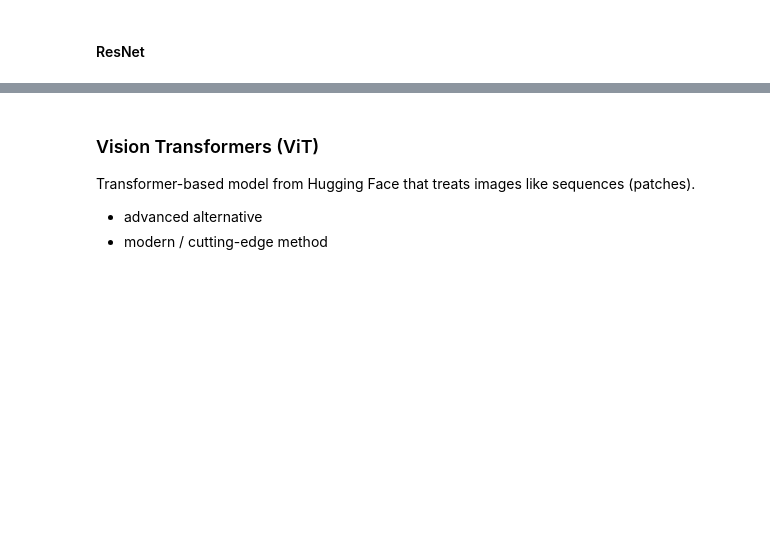
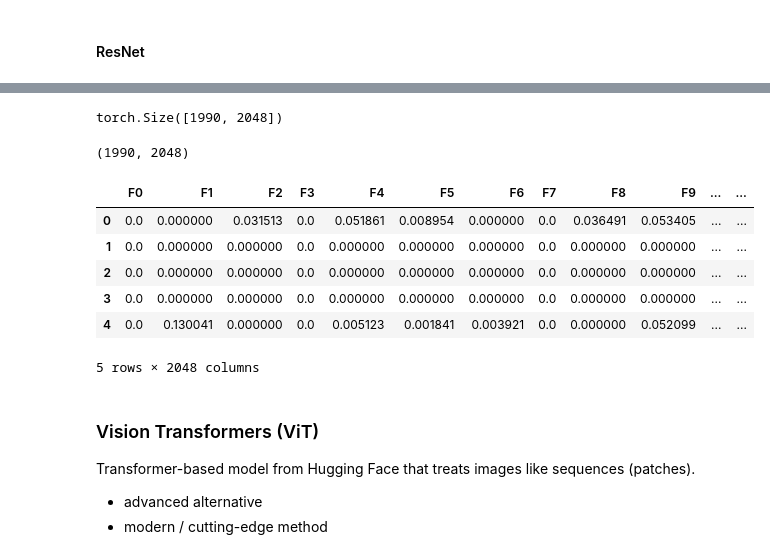
Before and after one commit to dimitris-kr/AgoraPottery, a Jupyter notebook: agora12_feature_extraction.ipynb, the cells around one changed output, grey strips where cells are left out. Cells and saved outputs as stored; diff of their text form; code cells hidden in the pictures; blank space fills up the shorter version.

Commit message:
extracted image ResNet Features

```diff
--- a/agora12_feature_extraction.ipynb
+++ b/agora12_feature_extraction.ipynb
@@ -38,6 +38,8 @@ data
 | 1988 | Agora:Object:Agora XII:2039 | small series. rim flat on top, ro... | Agora_Image_2012.55.1268.jpg | -375 | -325 |
 | 1989 | Agora:Object:Agora XII:2040 | stand and floor fragment. lower e... | NaN | -400 | -300 |
 1990 rows × 5 columns
+# %%
+data = data.astype({'ImageFilename': 'string'})
 # %% [markdown]
 ## Feature Extraction from Text Data
 # %% [markdown]
@@ -244,7 +266,20 @@ Sequential(
 # %%
 def extract_resnet_features(image_path):
+    if not image_path:
+        return torch.zeros(2048).to("cuda")  # Placeholder for missing images
+
     image = Image.open(image_path).convert("RGB")
     image_tensor = resnet_transform(image).unsqueeze(0).cuda()
     with torch.no_grad():
-        features = resnet(image_tensor).squeeze().cpu().numpy()
-    return features  # Shape: 2048
+        features = resnet(image_tensor).squeeze()
+    return features
+# %%
+resnet_image_tensor_list = []
+for image_filename in data["ImageFilename"]:
+    image_path = path_images + image_filename if isinstance(image_filename, str) else ''
+    resnet_image_tensor_list += [extract_resnet_features(image_path)]
+# %%
+resnet_image_tensors = torch.stack(resnet_image_tensor_list)
+resnet_image_tensors.shape
+# %% [output]
+torch.Size([1990, 2048])
@@ -250,0 +288,20 @@ def extract_resnet_features(image_path):
+# %%
+resnet_image_vectors = [tensor.cpu().numpy() for tensor in resnet_image_tensor_list]
+resnet_image_vectors = np.vstack(resnet_image_vectors)
+resnet_image_vectors = pd.DataFrame(
+    resnet_image_vectors,
+    columns=[f"F{i}" for i in range(resnet_image_vectors.shape[1])]
+)
+resnet_image_vectors.shape
+# %% [output]
+(1990, 2048)
+# %%
+resnet_image_vectors.head()
+# %% [output]
+|  | F0 | F1 | F2 | F3 | F4 | F5 | F6 | F7 | F8 | F9 | ... | ... |
+| 0 | 0.0 | 0.000000 | 0.031513 | 0.0 | 0.051861 | 0.008954 | 0.000000 | 0.0 | 0.036491 | 0.053405 | ... | ... |
+| 1 | 0.0 | 0.000000 | 0.000000 | 0.0 | 0.000000 | 0.000000 | 0.000000 | 0.0 | 0.000000 | 0.000000 | ... | ... |
+| 2 | 0.0 | 0.000000 | 0.000000 | 0.0 | 0.000000 | 0.000000 | 0.000000 | 0.0 | 0.000000 | 0.000000 | ... | ... |
+| 3 | 0.0 | 0.000000 | 0.000000 | 0.0 | 0.000000 | 0.000000 | 0.000000 | 0.0 | 0.000000 | 0.000000 | ... | ... |
+| 4 | 0.0 | 0.130041 | 0.000000 | 0.0 | 0.005123 | 0.001841 | 0.003921 | 0.0 | 0.000000 | 0.052099 | ... | ... |
+5 rows × 2048 columns
```
Also changed, not shown: parts of 6 cells of this notebook.
